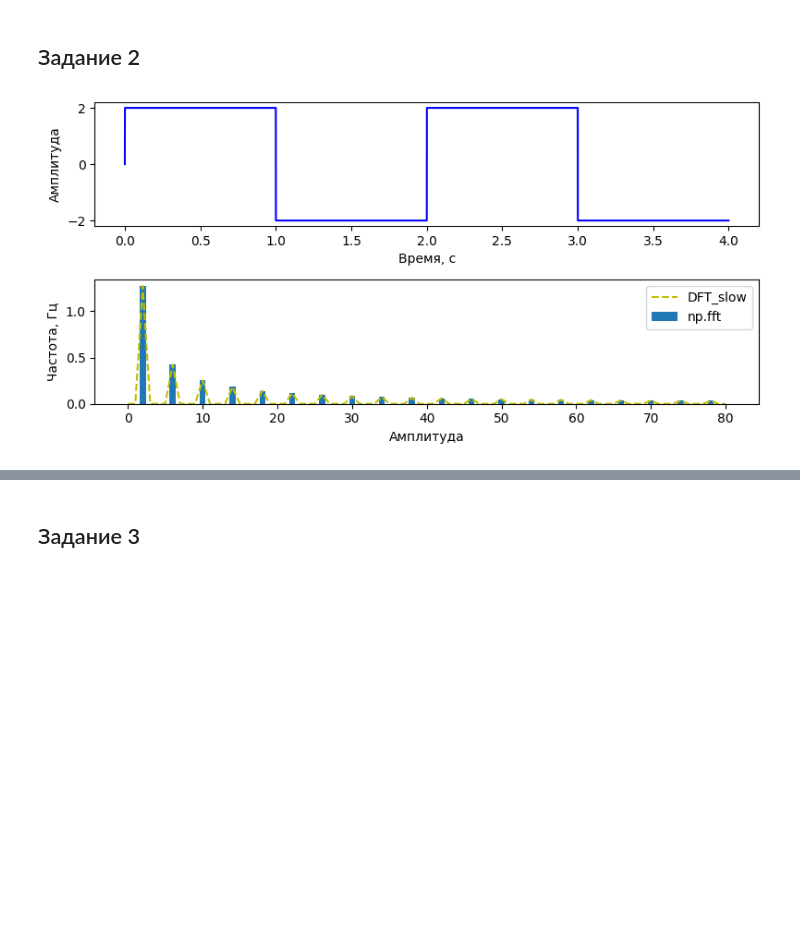
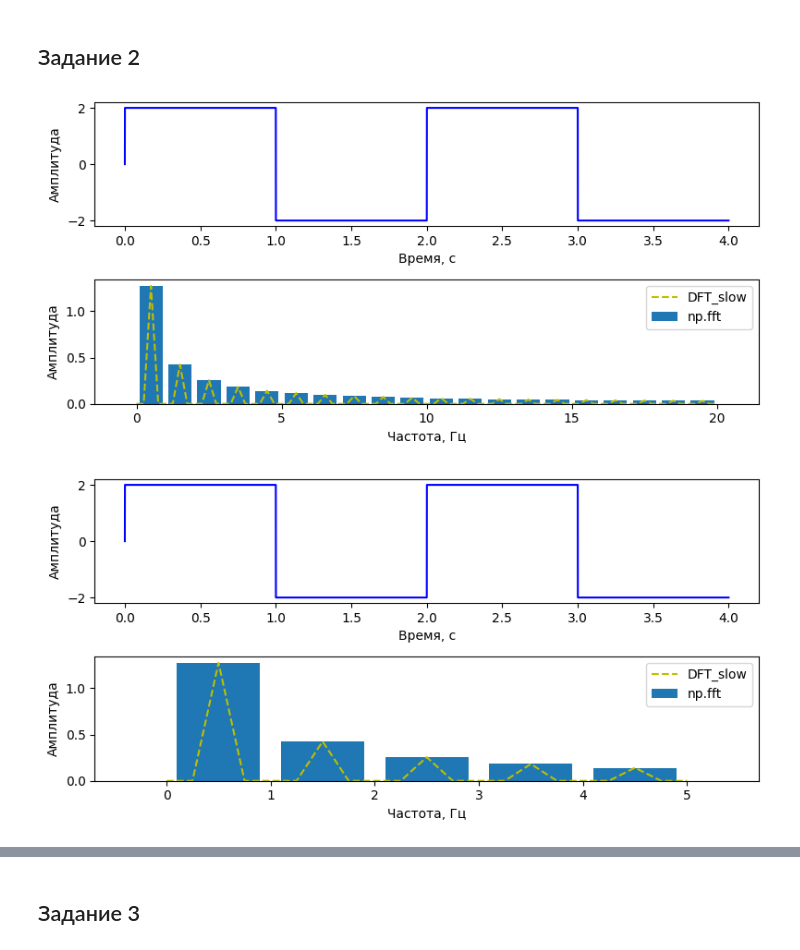
Before and after one commit to HerrPhoton/Digital-signal-processing, a Jupyter notebook: Lab2.ipynb, the cells around one changed output, grey strips where cells are left out. Drawn from its saved outputs; the diff is of its cells as text; code cells hidden in the pictures; blank space fills up the shorter version.

```diff
--- a/Lab2.ipynb
+++ b/Lab2.ipynb
@@ -12,9 +12,9 @@ def cyclic_freq(T: float):
 def period(f: float):
     return 1 / f
 # %%
-def apply_fft(func, y: np.ndarray):
+def apply_fft(func, dt: float, y: np.ndarray):
 
-    xfft = np.arange(len(y))
+    xfft = np.fft.fftfreq(y.size) / dt
     yfft = func(y)
 
     return xfft, yfft
@@ -147,6 +136,5 @@ plot_signal(x = x1, y0 = y1, y1 = yifft1, xf = xfft1, yf0 = yfft1, t = (0, 0.1),
 # %%
-x0, y0 = func_x(cos_func, A, period(f1), (0, 1), SAMPLE_RATE)
-x1, y1 = func_x(cos_func, A, period(f2), (0, 1), SAMPLE_RATE)
+x, y0 = func_x(cos_func, A, period(f1), (0, 1), SAMPLE_RATE)
+_, y1 = func_x(cos_func, A, period(f2), (0, 1), SAMPLE_RATE)
 
-y0 += np.random.normal(0, 1, len(y0))
-y1 += np.random.normal(0, 1, len(y1))
+y = y0 + y1 + np.random.normal(0, 1, len(y0))
@@ -176,4 +157,4 @@ A = 2
 T = 2
 t = (0, 4)
 # %%
-x0, y0 = func_x(rect_func, A, T, t, SAMPLE_RATE)
+x, y = func_x(rect_func, A, T, t, SAMPLE_RATE)
@@ -183,6 +161,13 @@ xfft1, yfft1 = apply_fft(DFT_slow, y0)
+# %%
+xfft, yfft0 = apply_fft(fft, x[1] - x[0], y)
+_, yfft1 = apply_fft(DFT_slow, x[1] - x[0], y)
 # %%
-plot_signal(x = x0, y0 = y0, xf = xfft0, yf0 = yfft0, yf1 = yfft1, \
-            f = (0, 80), legend_yf0 = 'np.fft', legend_yf1 = 'DFT_slow')
+plot_signal(x = x, y0 = y, xf = xfft, yf0 = yfft0, yf1 = yfft1, \
+            f = (0, 20), legend_yf0 = 'np.fft', legend_yf1 = 'DFT_slow')
+
+plot_signal(x = x, y0 = y, xf = xfft, yf0 = yfft0, yf1 = yfft1, \
+            f = (0, 5), legend_yf0 = 'np.fft', legend_yf1 = 'DFT_slow')
 # %% [output]
-[figure, old version]
+[figure, new version]
+[figure, added]
 # %%
```
Also changed, not shown: parts of 17 cells of this notebook.
